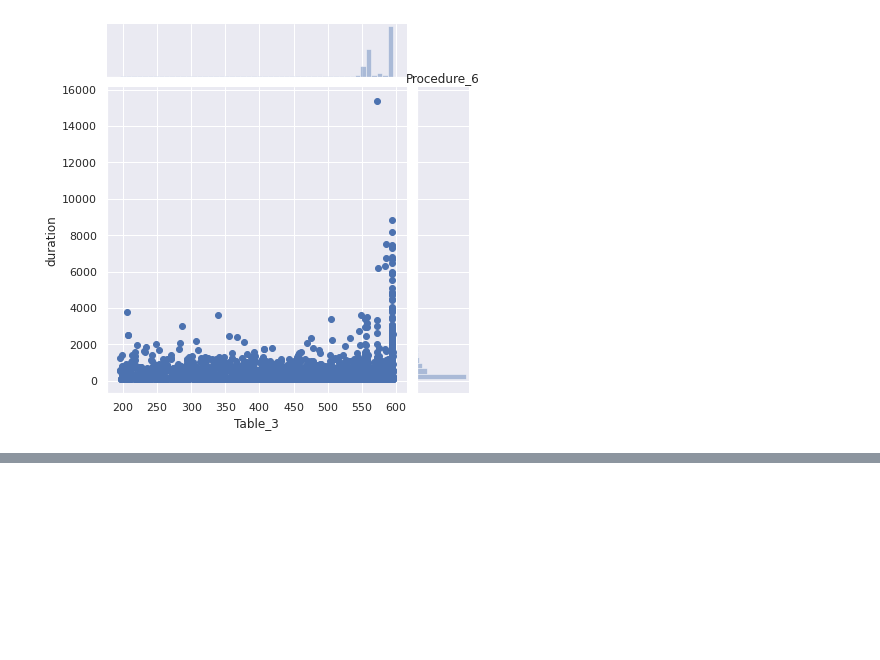
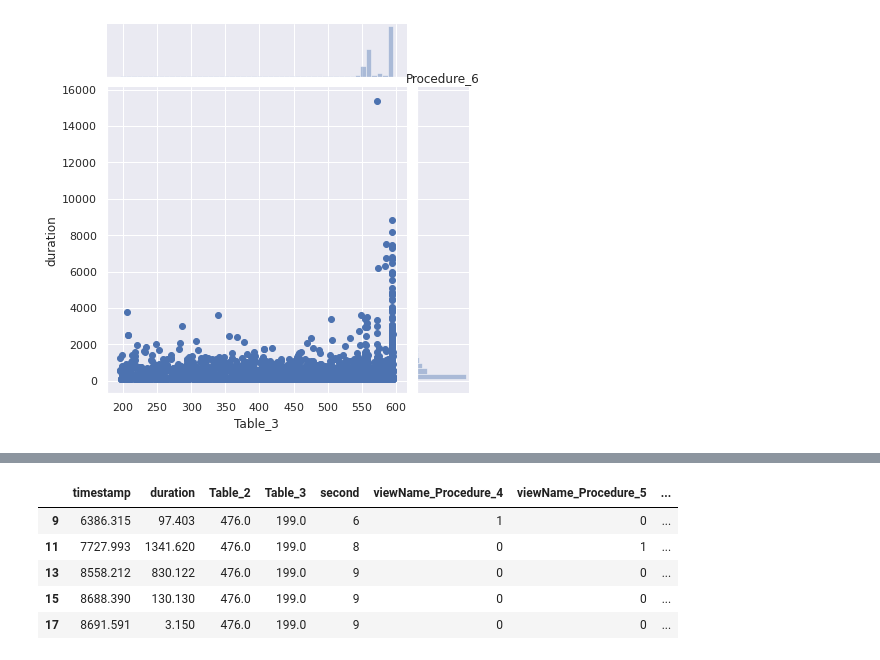
Before and after one commit to tonnyeremin/Software-Perfomance, a Jupyter notebook: SqlMetrics/Evangelist_Perf_Processing.ipynb, the cells around one changed output, grey strips where cells are left out. Saved outputs shown, nothing was run; the diff lists cells and outputs as text; code cells hidden in the pictures; blank space fills up the shorter version.

```diff
--- a/SqlMetrics/Evangelist_Perf_Processing.ipynb
+++ b/SqlMetrics/Evangelist_Perf_Processing.ipynb
@@ -199,0 +227,10 @@ for index, value in top_proc_names.items():
+# %%
+poi = pd.get_dummies(poi, prefix_sep='_', drop_first=True)
+poi.head()
+# %% [output]
+|  | timestamp | duration | Table_2 | Table_3 | second | viewName_Procedure_4 | viewName_Procedure_5 | ... |
+| 9 | 6386.315 | 97.403 | 476.0 | 199.0 | 6 | 1 | 0 | ... |
+| 11 | 7727.993 | 1341.620 | 476.0 | 199.0 | 8 | 0 | 1 | ... |
+| 13 | 8558.212 | 830.122 | 476.0 | 199.0 | 9 | 0 | 0 | ... |
+| 15 | 8688.390 | 130.130 | 476.0 | 199.0 | 9 | 0 | 0 | ... |
+| 17 | 8691.591 | 3.150 | 476.0 | 199.0 | 9 | 0 | 0 | ... |
```
Also changed, not shown: parts of 10 cells of this notebook.
